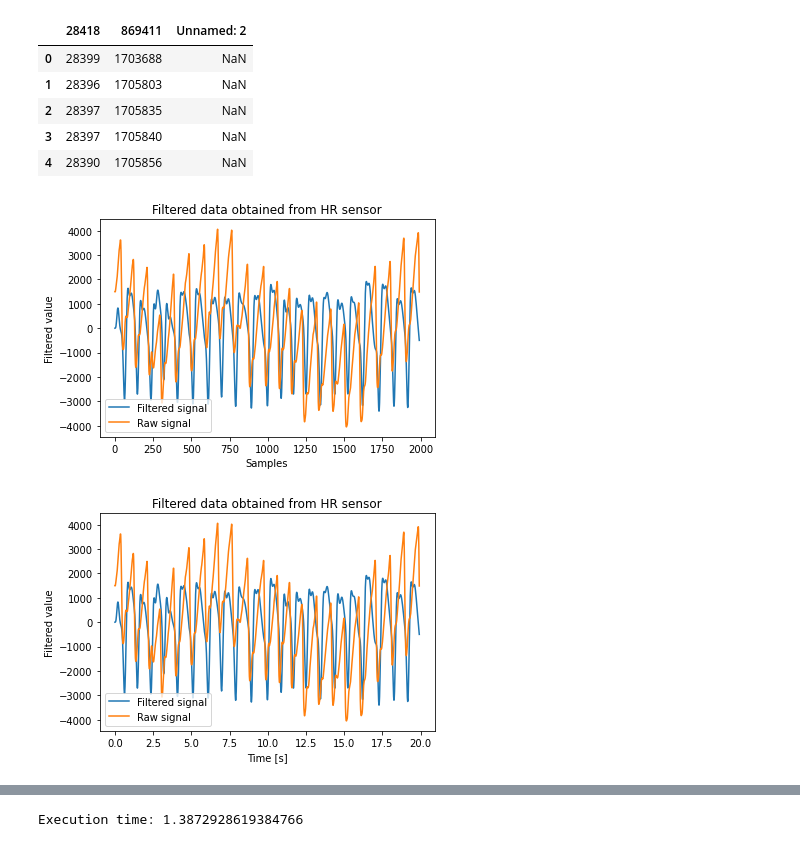
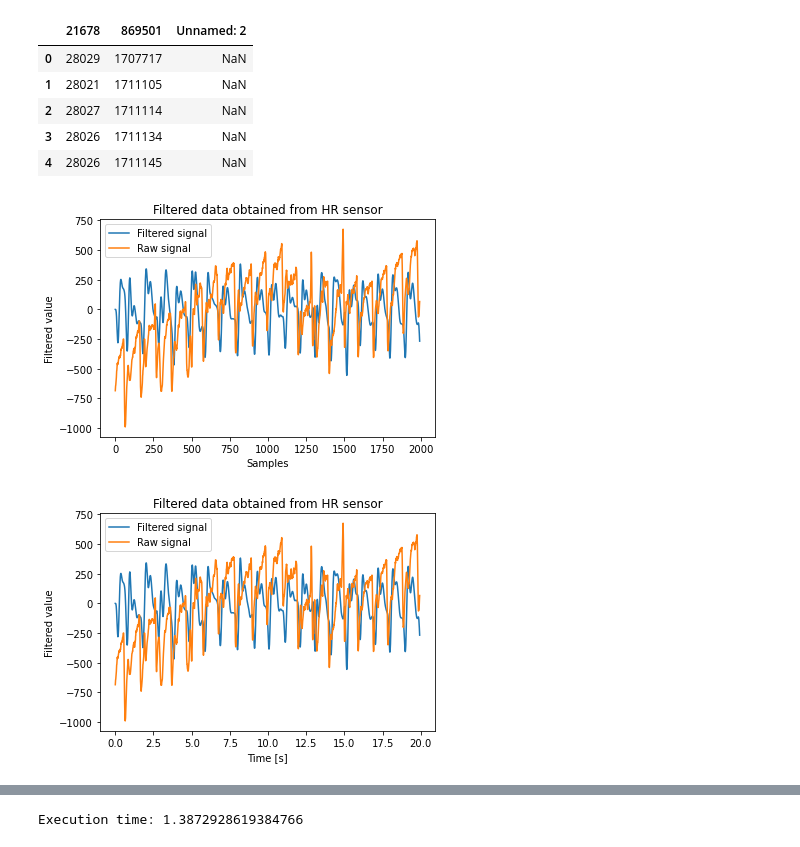
Before and after one commit to Gutenvi/actirate, a Jupyter notebook: Code/main.ipynb, the cells around one changed output, grey strips where cells are left out. Cells and saved outputs as stored; diff of their text form; code cells hidden in the pictures.

```diff
--- a/Code/main.ipynb
+++ b/Code/main.ipynb
@@ -3,15 +3,15 @@ import numpy as np
 import pandas as pd
 import scipy.signal as signal
 # %%
-data = pd.read_csv('data_2605.csv',sep=';')
+data = pd.read_csv('../Data/0507-1616-S-da.csv',sep=';')
 data.head()
 # %% [output]
-|  | 28418 | 869411 | Unnamed: 2 |
-| 0 | 28399 | 1703688 | NaN |
-| 1 | 28396 | 1705803 | NaN |
-| 2 | 28397 | 1705835 | NaN |
-| 3 | 28397 | 1705840 | NaN |
-| 4 | 28390 | 1705856 | NaN |
+|  | 21678 | 869501 | Unnamed: 2 |
+| 0 | 28029 | 1707717 | NaN |
+| 1 | 28021 | 1711105 | NaN |
+| 2 | 28027 | 1711114 | NaN |
+| 3 | 28026 | 1711134 | NaN |
+| 4 | 28026 | 1711145 | NaN |
 # %%
 # Take second column (relevant)
 x = data[data.columns[1]].to_numpy()
@@ -66,7 +66,7 @@ plt.ylabel('Filtered value')
 plt.title('Filtered data obtained from HR sensor')
 plt.show()
 # %% [output]
-[figure, old version]
+[figure, new version]
 # %%
 plt.plot(time,filtered_signal_x)
 plt.plot(time,x)
@@ -76,7 +76,7 @@ plt.ylabel('Filtered value')
 plt.title('Filtered data obtained from HR sensor')
 plt.show()
 # %% [output]
-[figure, old version]
+[figure, new version]
 # %%
 f, Pxx_spec = signal.periodogram(x, 100, 'flattop', scaling='spectrum')
 plt.figure()
```
Also changed, not shown: parts of 5 cells of this notebook, 5 other files.
